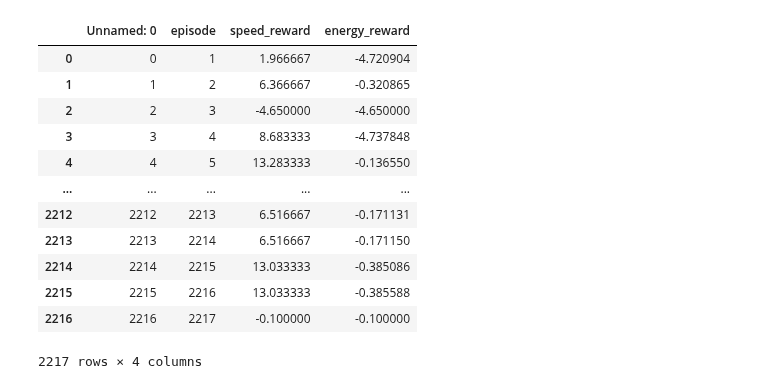
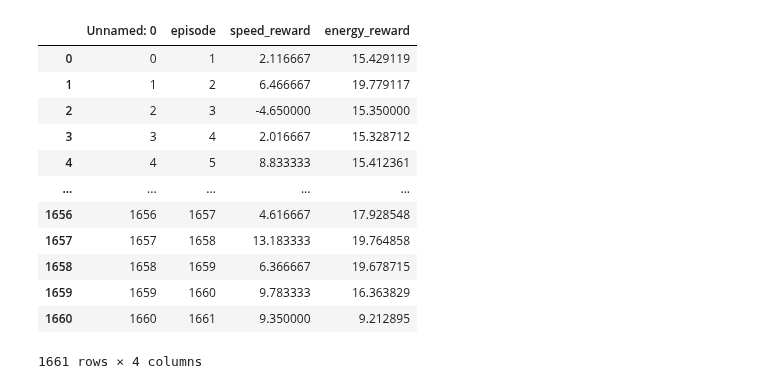
Before and after one commit to whl020406/moma-rl-ad, a Jupyter notebook: mo_test_training_normalised_rewards.ipynb, the cells around one changed output. Drawn from its saved outputs; the diff is of its cells as text; code cells hidden in the pictures.

```diff
--- a/mo_test_training_normalised_rewards.ipynb
+++ b/mo_test_training_normalised_rewards.ipynb
@@ -34,21 +47,21 @@ KeyboardInterrupt:
 # %%
-df = pd.read_csv("data/test_rewards_mo_normalised.csv")
+df = pd.read_csv("data/high_frequent_opt_call.csv")
 df["episode"] = df["episode"]+1
 display(df)
 # %% [output]
 |  | Unnamed: 0 | episode | speed_reward | energy_reward |
-| 0 | 0 | 1 | 1.966667 | -4.720904 |
-| 1 | 1 | 2 | 6.366667 | -0.320865 |
-| 2 | 2 | 3 | -4.650000 | -4.650000 |
-| 3 | 3 | 4 | 8.683333 | -4.737848 |
-| 4 | 4 | 5 | 13.283333 | -0.136550 |
+| 0 | 0 | 1 | 2.116667 | 15.429119 |
+| 1 | 1 | 2 | 6.466667 | 19.779117 |
+| 2 | 2 | 3 | -4.650000 | 15.350000 |
+| 3 | 3 | 4 | 2.016667 | 15.328712 |
+| 4 | 4 | 5 | 8.833333 | 15.412361 |
 | ... | ... | ... | ... | ... |
-| 2212 | 2212 | 2213 | 6.516667 | -0.171131 |
-| 2213 | 2213 | 2214 | 6.516667 | -0.171150 |
-| 2214 | 2214 | 2215 | 13.033333 | -0.385086 |
-| 2215 | 2215 | 2216 | 13.033333 | -0.385588 |
-| 2216 | 2216 | 2217 | -0.100000 | -0.100000 |
+| 1656 | 1656 | 1657 | 4.616667 | 17.928548 |
+| 1657 | 1657 | 1658 | 13.183333 | 19.764858 |
+| 1658 | 1658 | 1659 | 6.366667 | 19.678715 |
+| 1659 | 1659 | 1660 | 9.783333 | 16.363829 |
+| 1660 | 1660 | 1661 | 9.350000 | 9.212895 |
-2217 rows × 4 columns
+1661 rows × 4 columns
 # %%
 df["moving_average_speed"] = df["speed_reward"].cumsum()/(df["episode"])
 df["moving_average_energy"] = df["energy_reward"].cumsum()/(df["episode"])
```
Also changed, not shown: parts of 2 cells of this notebook, 12 other files.
